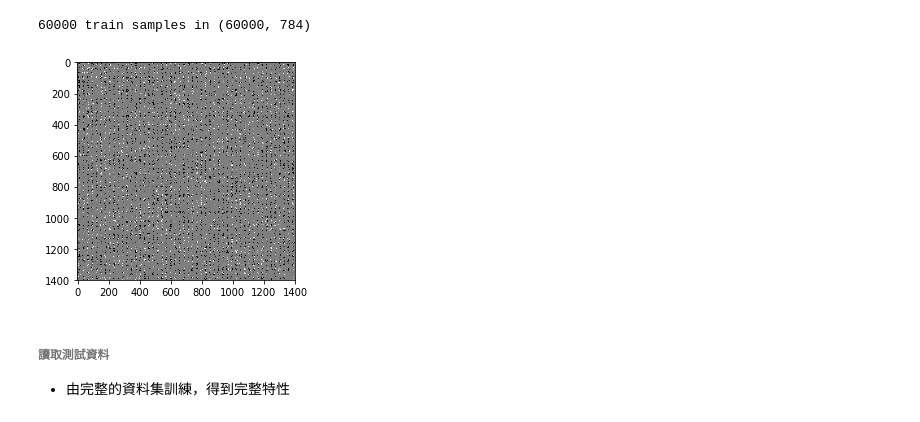
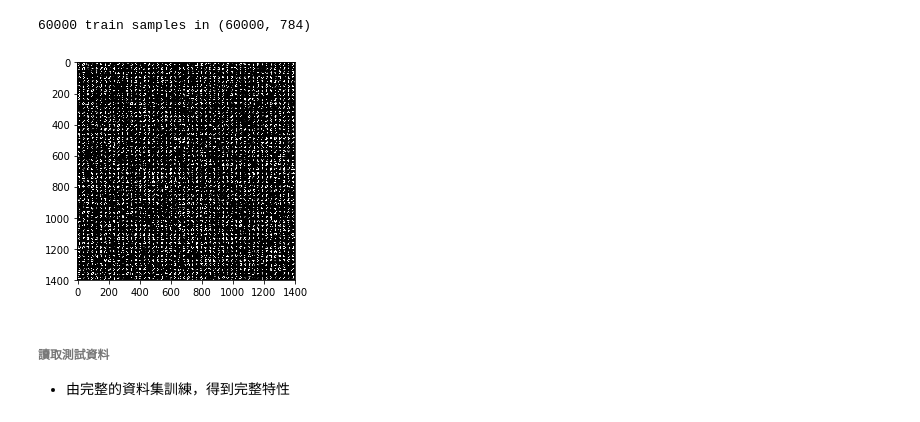
Before and after one commit to Stronglian/AutoEncoder_1071Course, a Jupyter notebook: 1212_06_AE_train_dual_model_wu.ipynb, the cells around one changed output. Saved outputs shown, nothing was run; the diff lists cells and outputs as text; code cells hidden in the pictures.

Commit message:
Update 1212_06_AE_train_dual_model_wu.ipynb
應該架設好了

```diff
--- a/1212_06_AE_train_dual_model_wu.ipynb
+++ b/1212_06_AE_train_dual_model_wu.ipynb
@@ -155,11 +152,11 @@ print(x_train_org.shape[0], 'train samples', "in", x_train_org.shape)
 60000 train samples in (60000, 784)
 # %%
 # 先將處理過的原資料，輸出
-_x_test_org = DataRecovery(x_test_org)
-ResultImgShow(_x_test_org, outputFolder + "PROCESSED", strImgLabel = "ORIGIN")
-del _x_test_org
+_x_train_org = DataRecovery(x_train_org)
+ResultImgShow(_x_train_org, outputFolder + "PROCESSED", strImgLabel = "ORIGIN")
+del _x_train_org
 # %% [output]
-[figure, old version]
+[figure, new version]
 # %% [markdown]
 ###### 讀取測試資料
 - 由完整的資料集訓練，得到完整特性
```
Also changed, not shown: parts of 4 cells of this notebook.
